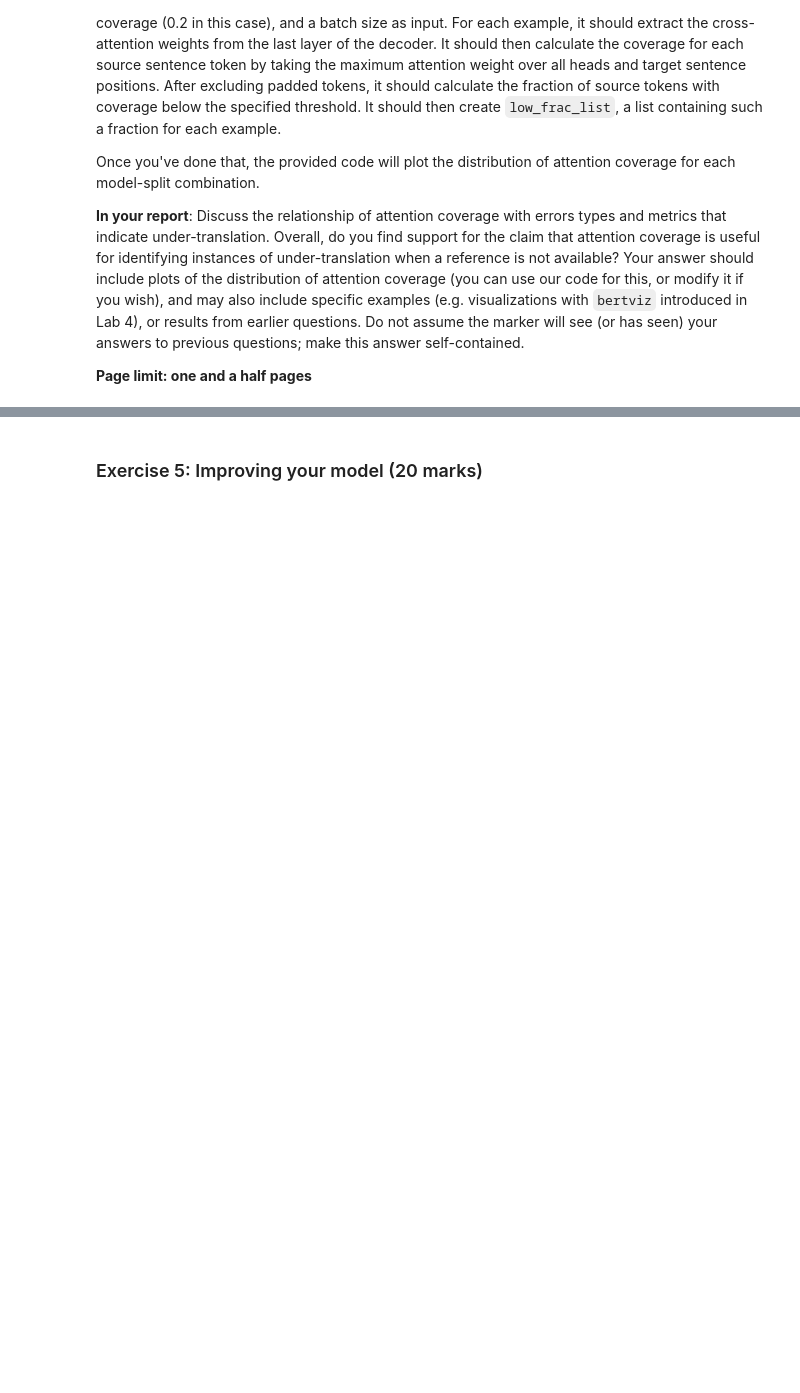
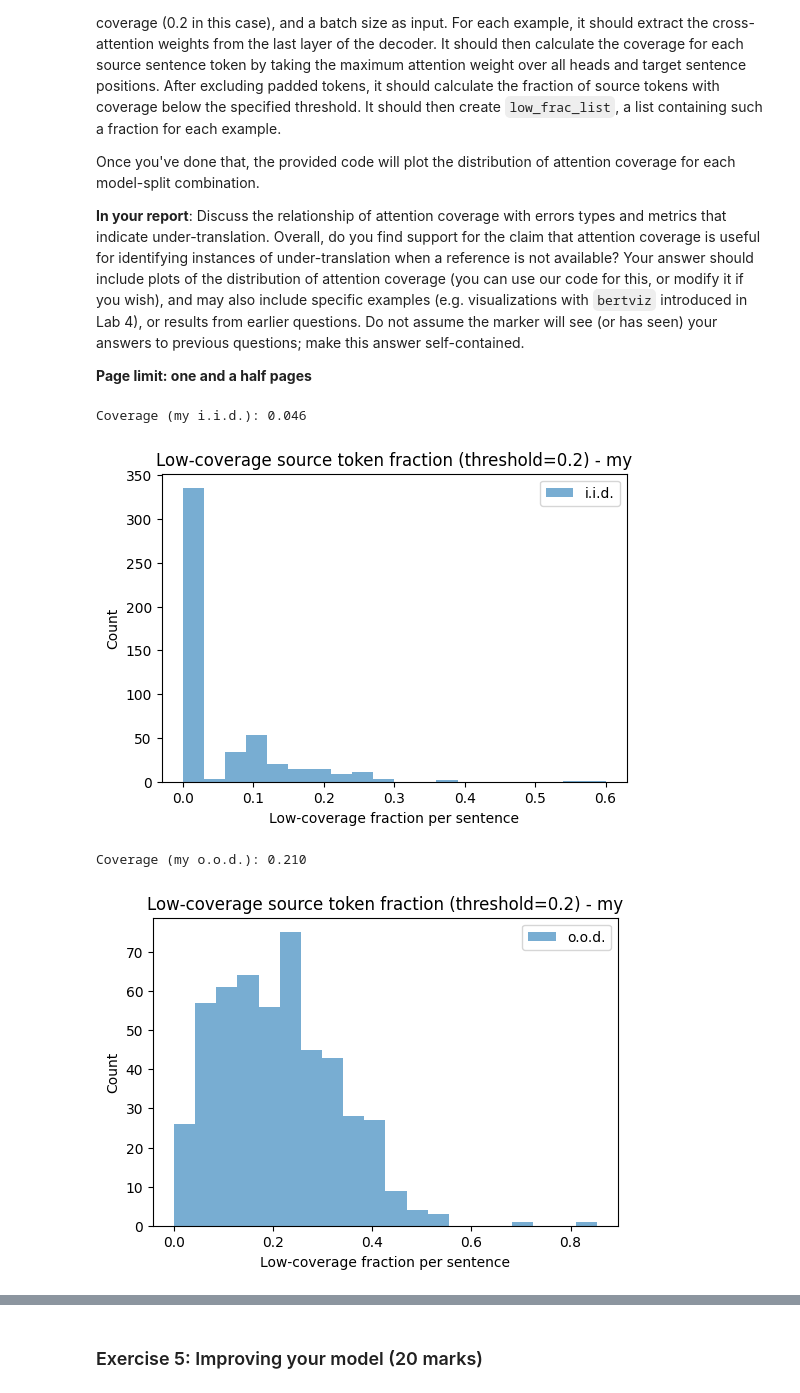
Before and after one commit to erickoch3/anlp-group-project, a Jupyter notebook: assignment_notebook.ipynb, the cells around one changed output, grey strips where cells are left out. Drawn from its saved outputs; the diff is of its cells as text; code cells hidden in the pictures; blank space fills up the shorter version.

```diff
--- a/assignment_notebook.ipynb
+++ b/assignment_notebook.ipynb
@@ -251,7 +238,7 @@ def eval(dataset, model, gen_config=None, metrics=None):
             "early_stopping": True,
         }
 
-    device = get_device()  # Use MPS if available, otherwise CUDA or CPU
+    device = torch.device("cuda" if torch.cuda.is_available() else "cpu")
     model = model.to(device)
     model.eval()
 
@@ -261,14 +248,14 @@ def eval(dataset, model, gen_config=None, metrics=None):
     for batch in tqdm(dataset.batch(BATCH_SIZE)):
 
         ### FILL IN YOUR CODE
-        # Generate translations using the model
+        input_ids = torch.tensor(batch["input_ids"])
+        attention_mask_batch = torch.tensor(batch["attention_mask"])
         translations = model.generate(
-            input_ids=batch['input_ids'].to(device),
-            attention_mask=batch['attention_mask'].to(device),
+            input_ids=input_ids.to(device),
+            attention_mask=attention_mask_batch.to(device),
             **gen_config
         )
-        # Decode the generated tokens to strings
-        translations = [tokenizer.decode(t, skip_special_tokens=True) for t in translations]
+        translations = tokenizer.batch_decode(translations, skip_special_tokens=True)
 
         for i in range(len(translations)):
             all_predictions.append(translations[i])
@@ -416,65 +425,75 @@ Once you've done that, the provided code will plot the distribution of attention
 # %%
 import matplotlib.pyplot as plt
 
-device = get_device()  # Use MPS if available, otherwise CUDA or CPU
+device = torch.device("cuda" if torch.cuda.is_available() else "cpu")
 
 @torch.no_grad()
 def attention_coverage_stats(model, tokenizer, sources, targets, threshold=0.2, batch_size=BATCH_SIZE):
     low_frac_list = []
 
-    # extract cross-attention weights from last layer of decoder
-    for i in range(0, len(sources), batch_size):
-        batch_sources = sources[i:i+batch_size]
-        batch_targets = targets[i:i+batch_size]
+    # iterate over each source sentence and prediction (example)
+    for source, target in zip(sources, targets):
+      # extract the cross-attention weights from last layer of decoder
+      inputs = tokenizer(source, return_tensors="pt").to(device)
+      outputs = model.generate(
+          **inputs,
+          output_attentions=True,
+          return_dict_in_generate=True,
+          num_beams=1,
+      )
 
-        # Tokenize inputs and targets
-        inputs = tokenizer(batch_sources, return_tensors="pt", padding=True).to(device)
-        with tokenizer.as_target_tokenizer():
-            targets_tokenized = tokenizer(batch_targets, return_tensors="pt", padding=True).to(device)
+      # tuple of tuples of torch.FloatTensors, 1 for each layer:
+      # (batch_size, num_heads, sequence_length, sequence_length)
 
-        # Forward pass with attention outputs
-        outputs = model(
-            input_ids=inputs["input_ids"],
-            attention_mask=inputs["attention_mask"],
-            decoder_input_ids=targets_tokenized["input_ids"],
-            decoder_attention_mask=targets_tokenized["attention_mask"],
-            output_attentions=True,
-        )
+      # stack over each time step
+      cross_attn_all = torch.cat(
+        [step_attns[-1] for step_attns in outputs.cross_attentions],
+        dim=2,
+      )
 
-        # Get cross-attention weights from the last decoder layer
-        cross_attentions = outputs.decoder_attentions[-1]  # shape: (batch_size, num_heads, target_len, source_len)
+      # print(cross_attn_all.shape)
+      batch_size, num_heads, target_len, source_len = cross_attn_all.shape
 
-        # Average over heads
-        cross_attentions_avg = cross_attentions.mean(dim=1)  # shape: (batch_size, target_len, source_len)
+      max_over_targets = cross_attn_all.max(dim=2)
+      max_over_heads = max_over_targets.values.max(dim=1)
+      # print(max_over_heads)
+      # print(max_over_heads.values.shape)
+      # excluding padded tokens, calculate fraction of source tokens
+      # with coverage below threshold (mask is always 1's)
+      below = max_over_heads.values < threshold
 
-        for j in range(cross_attentions_avg.size(0)):
-            attn_weights = cross_attentions_avg[j]  # shape: (target_len, source_len)
-            source_coverage = attn_weights.sum(dim=0)  # shape: (source_len,)
-
-            low_coverage_tokens = (source_coverage < threshold).sum().item()
-            total_source_tokens = source_coverage.size(0)
-            low_frac = low_coverage_tokens / total_source_tokens
-            low_frac_list.append(low_frac)
+      low_frac = below.sum() / source_len
+      low_frac_list.append(low_frac.item())
+      # print(low_frac.item())
+      # print(f"Low frac: {low_frac}")
+      # if count > 10:
+      #   return
+      # count +=1
 
     return np.array(low_frac_list)
 
 models = {"my": "my-de-en-nmt", "pretrained": "Helsinki-NLP/opus-mt-de-en"}
 datasets = {"i.i.d.": valid_data, "o.o.d.": gen_data}
 metrics = {"bleu": bleu_func, "chrf": chrf_func, "lenr": lenr_func, "repr": repr_func}
 
 for model_name, model_path in models.items():
     model = AutoModelForSeq2SeqLM.from_pretrained(model_path, attn_implementation='eager').to(device)
     for split, _ in datasets.items():
         sources = [example['input'] for example in all_results[f"{model_name} {split}"]]
         predictions = [example['prediction'] for example in all_results[f"{model_name} {split}"]]
         low_frac = attention_coverage_stats(model, tokenizer, sources, predictions, threshold=0.2)
 
         print(f"Coverage ({model_name} {split}): {low_frac.mean():.3f}")
 
         plt.figure(figsize=(6,4))
         plt.hist(low_frac, bins=20, alpha=0.6, label=split)
         plt.title(f"Low-coverage source token fraction (threshold=0.2) - {model_name}")
         plt.xlabel("Low-coverage fraction per sentence")
         plt.ylabel("Count")
         plt.legend()
         plt.show()
+# %% [output]
+Coverage (my i.i.d.): 0.046
+[figure, added]
+Coverage (my o.o.d.): 0.210
+[figure, added]
```
Also changed, not shown: parts of 13 cells of this notebook.
